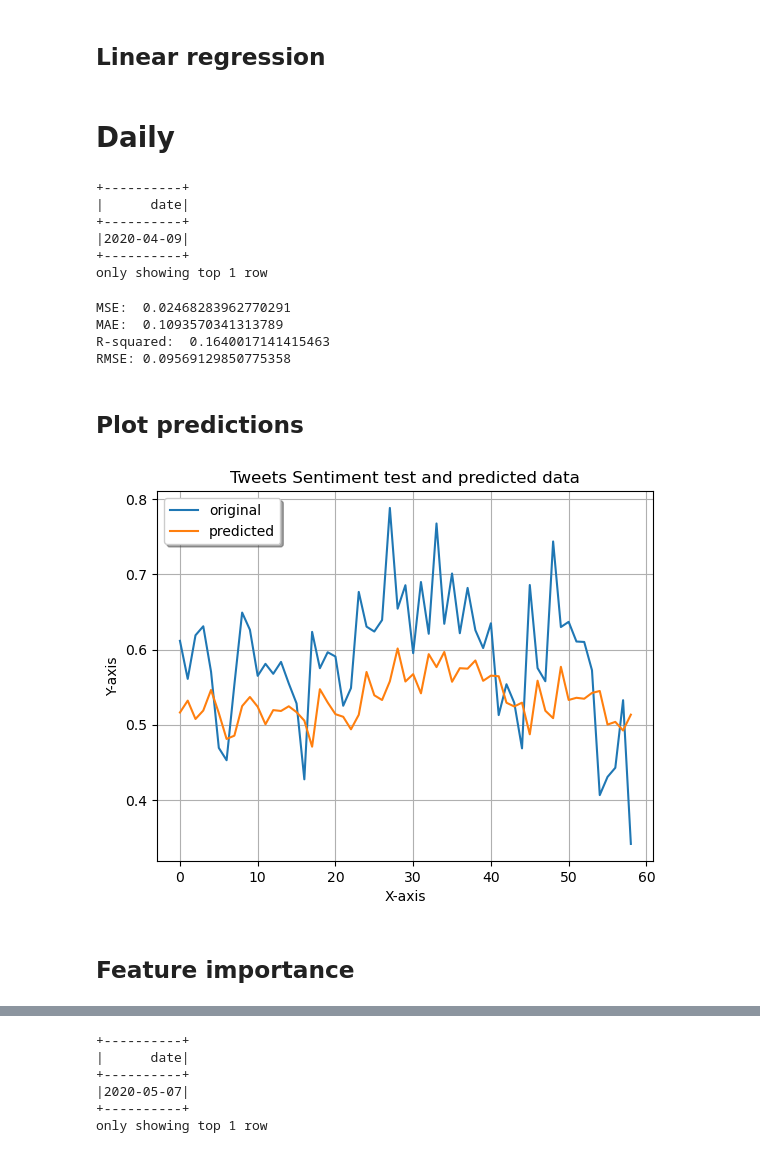
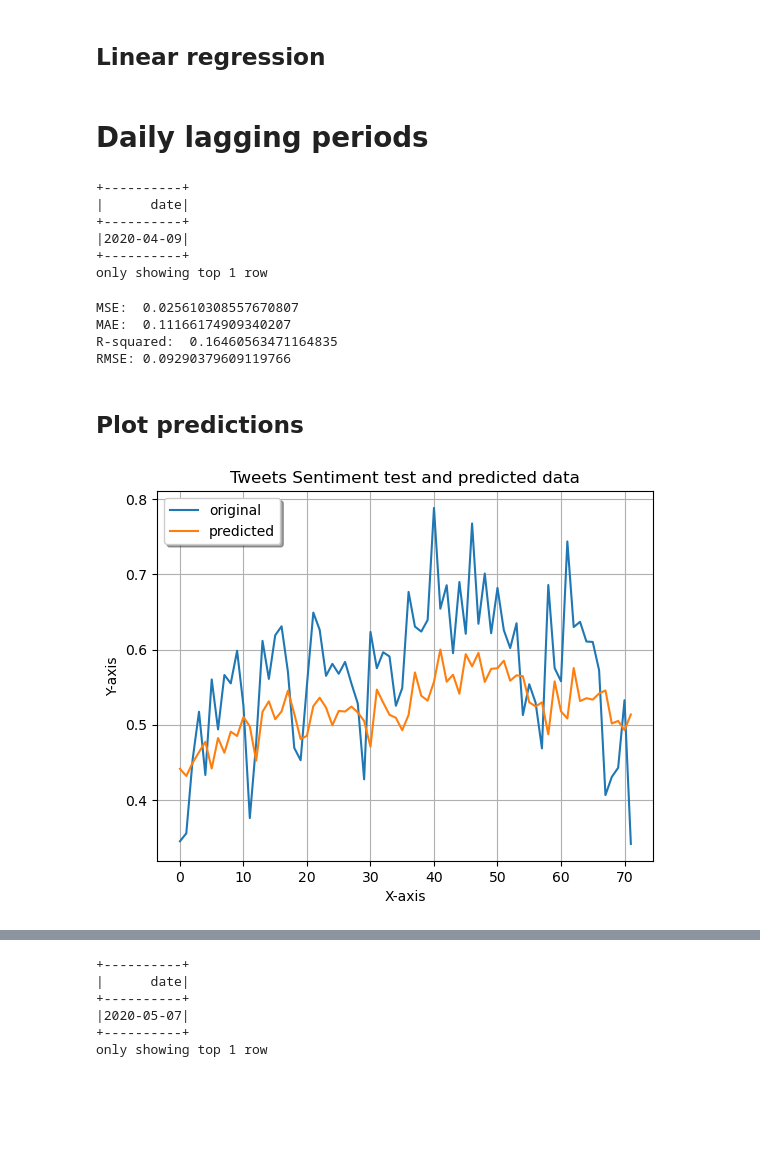
Before and after one commit to sbs22021/ca2-twitter, a Jupyter notebook: notebooks/08_Linear_Regression_Time_Series_Analisys.ipynb, the cells around one changed output, grey strips where cells are left out. Drawn from its saved outputs; the diff is of its cells as text; code cells hidden in the pictures; blank space fills up the shorter version.

Commit message:
choosing best models

```diff
--- a/notebooks/08_Linear_Regression_Time_Series_Analisys.ipynb
+++ b/notebooks/08_Linear_Regression_Time_Series_Analisys.ipynb
@@ -216,7 +216,7 @@ def build_vector(lag_periods, df_grouped, skip_to):
 # %% [markdown]
 ## Linear regression
 # %% [markdown]
-# Daily
+# Daily lagging periods
 # %%
 va_df = build_vector([1,2,3,4,5,6,7], df_grouped, (start_date + timedelta(days=7)))
 # %%
@@ -230,7 +230,7 @@ va_df.select(["date"]).show(1)
 only showing top 1 row
 # %%
 # Prepare train and test datasets
-split_date = "2021-02-01"
+split_date = "2020-12-31"
 train = va_df.filter(va_df.date <= split_date)
 test = va_df.filter(va_df.date > split_date)
 
@@ -238,40 +238,38 @@ test = va_df.filter(va_df.date > split_date)
 lr = LinearRegression(featuresCol='features', labelCol='avg_sentiment_score')
 
 # Fit the model
-lr_model = lr.fit(train)
+lr_model_d = lr.fit(train)
 
 # Make predictions
-predictions = lr_model.transform(test)
+predictions = lr_model_d.transform(test)
 
 # Evaluate model
 evaluator = RegressionEvaluator(predictionCol='prediction', labelCol='avg_sentiment_score')
 
-print("MSE: ", lr_model.summary.meanSquaredError)
-print("MAE: ", lr_model.summary.meanAbsoluteError)
-print("R-squared: ", lr_model.summary.r2)
+print("MSE: ", lr_model_d.summary.meanSquaredError)
+print("MAE: ", lr_model_d.summary.meanAbsoluteError)
+print("R-squared: ", lr_model_d.summary.r2)
 print(f"RMSE: {evaluator.evaluate(predictions)}")
 # %% [output]
-MSE:  0.02468283962770291
-MAE:  0.1093570341313789
-R-squared:  0.1640017141415463
-RMSE: 0.09569129850775358
+MSE:  0.025610308557670807
+MAE:  0.11166174909340207
+R-squared:  0.16460563471164835
+RMSE: 0.09290379609119766
 # %% [markdown]
 ## Plot predictions
 # %%
-mdata = lr_model.transform(test)
+mdata = lr_model_d.transform(test)
 x_ax = range(0, mdata.count())
 y_pred = mdata.select("prediction").collect()
 y_orig = mdata.select("avg_sentiment_score").collect()
 
 plt.plot(x_ax, y_orig, label="original")
 plt.plot(x_ax, y_pred, label="predicted")
 plt.title("Tweets Sentiment test and predicted data")
 plt.xlabel('X-axis')
 plt.ylabel('Y-axis')
 plt.legend(loc='best',fancybox=True, shadow=True)
 plt.grid(True)
 plt.show()
 # %% [output]
-[figure, old version]
+[figure, new version]
-# %% [markdown]
-## Feature importance
```
Also changed, not shown: parts of 8 cells of this notebook, 4 other files.
